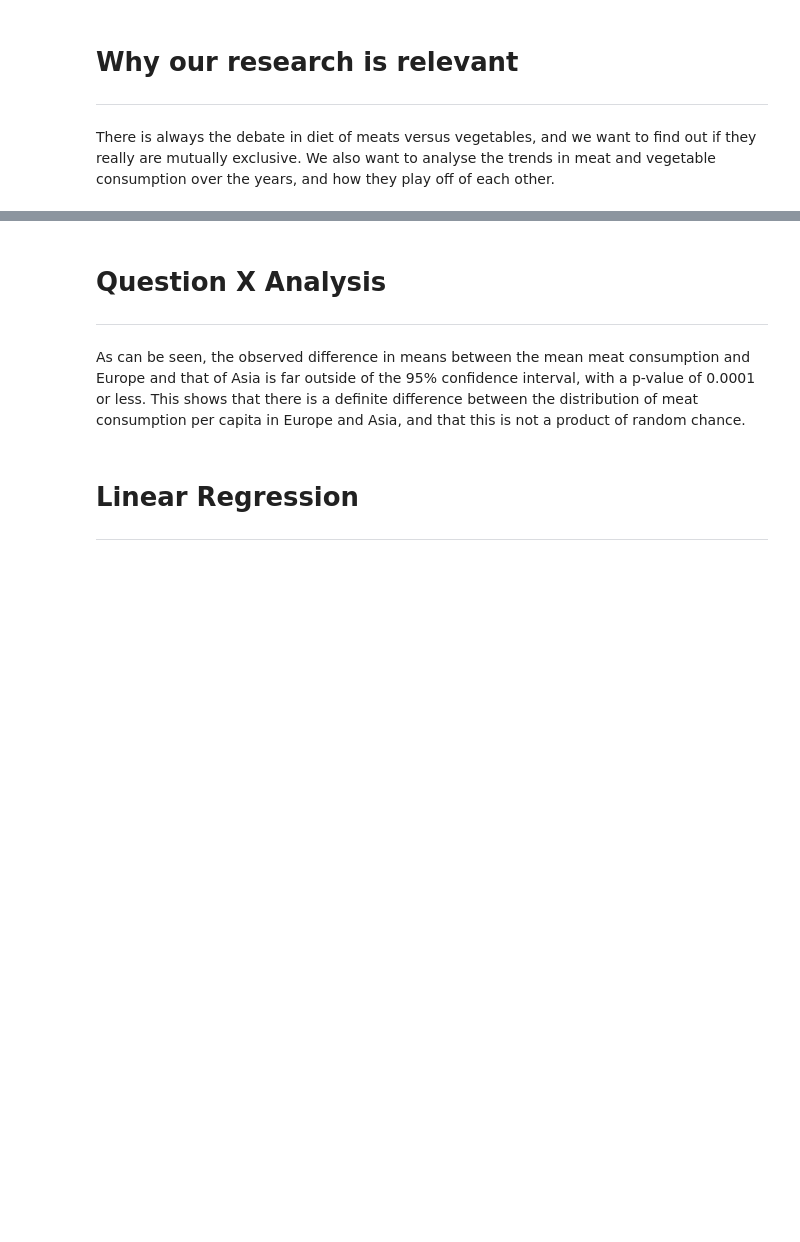
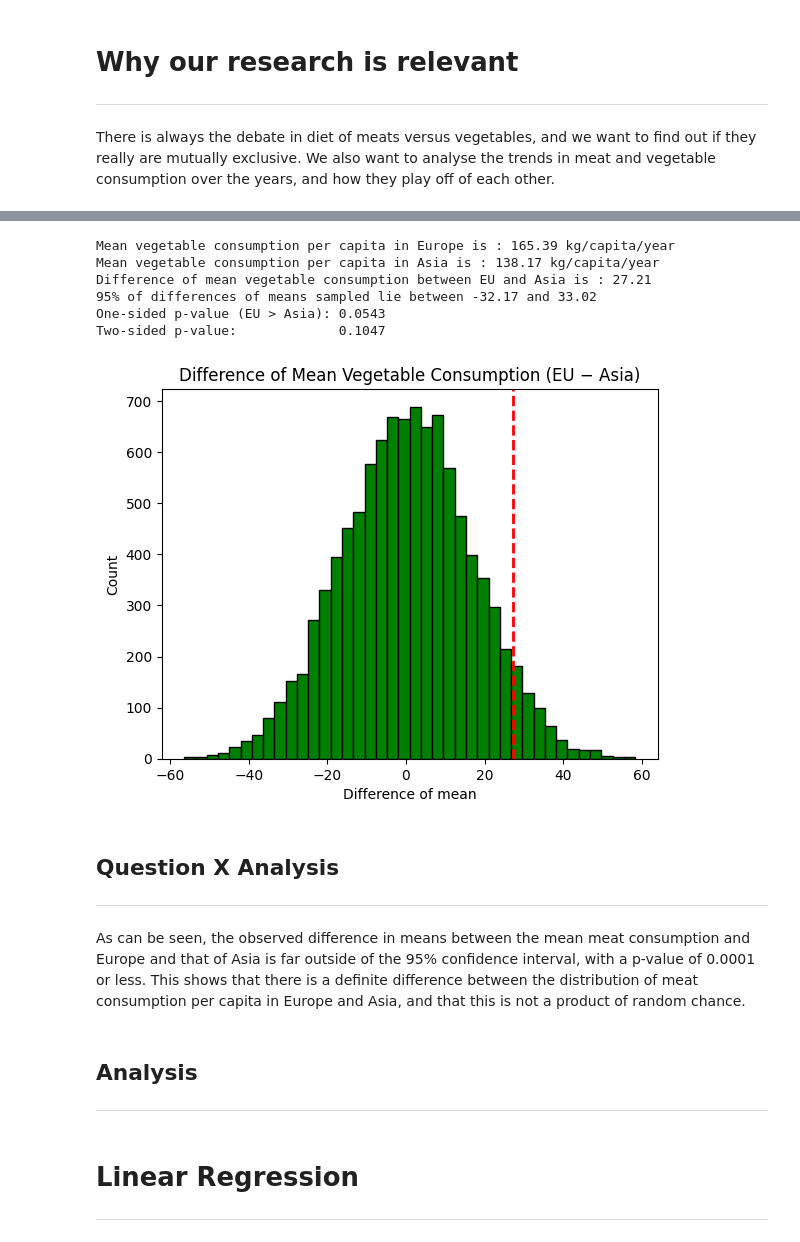
Before and after one commit to Tako870/tddm-ca, a Jupyter notebook: CA.ipynb, the cells around one changed output, grey strips where cells are left out. Drawn from its saved outputs; the diff is of its cells as text; code cells hidden in the pictures; blank space fills up the shorter version.

```diff
--- a/CA.ipynb
+++ b/CA.ipynb
@@ -398,7 +380,81 @@ plt.show()
+# %%
+# --------- Hypothesis testing on Europe v Asia Vegetable consumption -------- #
+
+# Null hypo: Europe and Asia's vegetable consumptions are distributed the same
+# Alt hypo: They aren't
+
+# We first find the mean vegetable consumption for the EU and AP.
+# Then, we find the observed difference in means.
+eu_mean_veg = np.mean(eu_veg)
+ap_mean_veg = np.mean(ap_veg)
+print(f"Mean vegetable consumption per capita in Europe is : {eu_mean_veg:.2f} kg/capita/year")
+print(f"Mean vegetable consumption per capita in Asia is : {ap_mean_veg:.2f} kg/capita/year")
+obsvd_diff_of_means = diff_of_means(eu_veg, ap_veg)
+print(f"Difference of mean vegetable consumption between EU and Asia is : {abs(obsvd_diff_of_means):.2f}")
+
+# ------------------------------------- x ------------------------------------ #
+
+# Now, let's do some bootstrap resampling.
+# Concatenate the two arrays of EU vegetable consumption and AP vegetable consumption.
+# Initialise an array to store the differences in means
+concat_veg = np.concatenate((eu_veg, ap_veg))
+meandiffs = []
+samples = 10000
+
+# Repeat the following 10k times:
+# Shuffle the new array, then label the first X as "EU" and the rest as "AP"
+# Find means for each, and find the difference.
+# Append the difference to the diff of means array
+for i in range(samples) :
+    np.random.shuffle(concat_veg)
+    shuffle_EU = concat_veg[:len(eu_veg)]
+    shuffle_AP = concat_veg[len(eu_veg):]
+
+    shuffle_diff_of_means = diff_of_means(shuffle_EU, shuffle_AP)
+    meandiffs.append(shuffle_diff_of_means)
+
+# Now, we should have 10k diff's of means
+# Find 95% CI for the diff of means
+conf_int_means = np.percentile(meandiffs, (2.5, 97.5))
+print(f"95% of differences of means sampled lie between {conf_int_means[0]:.2f} and {conf_int_means[1]:.2f}")
+# Draw histogram of diff of means, and show the observed as a vertical line
+
+# ------------------------------------- x ------------------------------------ #
+
+# p-values
+# One-sided (EU > Asia): proportion of null diffs >= observed
+p_val_one_sided = np.mean(meandiffs >= obsvd_diff_of_means)
+# Two-sided: extremeness by absolute value
+p_val_two_sided = np.mean(np.abs(meandiffs) >= abs(obsvd_diff_of_means))
+
+print(f"One-sided p-value (EU > Asia): {p_val_one_sided:.4f}")
+print(f"Two-sided p-value:             {p_val_two_sided:.4f}")
+
+# ------------------------------------- x ------------------------------------ #
+
+# Plot null distribution with observed diff
+plt.figure()
+plt.hist(meandiffs, bins=40, color='green', edgecolor='black')
+plt.axvline(obsvd_diff_of_means, linestyle='--', linewidth=2, color='red')
+plt.title("Difference of Mean Vegetable Consumption (EU − Asia)")
+plt.xlabel("Difference of mean")
+plt.ylabel("Count")
+plt.show()
+# %% [output]
+Mean vegetable consumption per capita in Europe is : 165.39 kg/capita/year
+Mean vegetable consumption per capita in Asia is : 138.17 kg/capita/year
+Difference of mean vegetable consumption between EU and Asia is : 27.21
+95% of differences of means sampled lie between -32.17 and 33.02
+One-sided p-value (EU > Asia): 0.0543
+Two-sided p-value:             0.1047
+[figure, added]
 # %% [markdown]
-# Question X Analysis
+## Question X Analysis
 ---
 As can be seen, the observed difference in means between the mean meat consumption and Europe and that of Asia is far outside of the 95% confidence interval, with a p-value of 0.0001 or less. This shows that there is a definite difference between the distribution of meat consumption per capita in Europe and Asia, and that this is not a product of random chance.
+# %% [markdown]
+## Analysis
+---
 # %% [markdown]
 # Linear Regression
 ---
```
Also changed, not shown: parts of 17 cells of this notebook.
